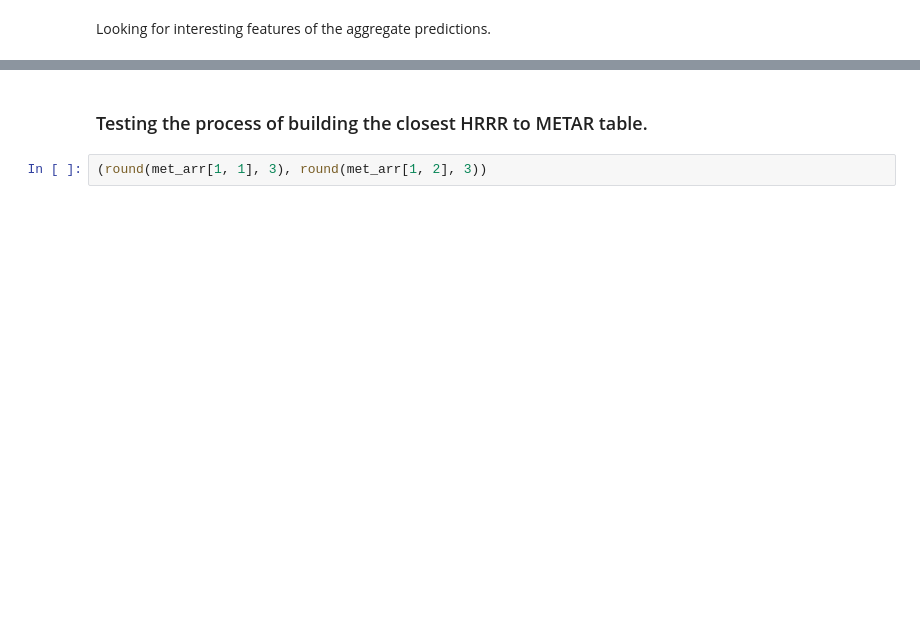
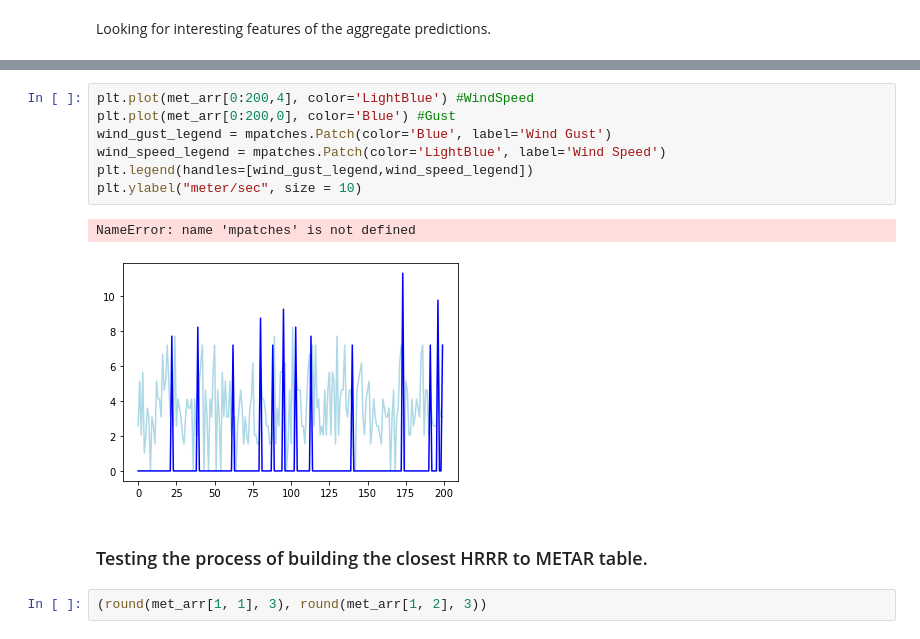
Before and after one commit to jesseturner/Wind-Gust-Predictions, a Jupyter notebook: HRRR_Performance_Evaluation.ipynb, the cells around one changed output, grey strips where cells are left out. Drawn from its saved outputs; the diff is of its cells as text; blank space fills up the shorter version.

```diff
--- a/HRRR_Performance_Evaluation.ipynb
+++ b/HRRR_Performance_Evaluation.ipynb
@@ -77,3 +106,13 @@ plt.ylim(0,1000000)
+# %%
+plt.plot(met_arr[0:200,4], color='LightBlue') #WindSpeed
+plt.plot(met_arr[0:200,0], color='Blue') #Gust
+wind_gust_legend = mpatches.Patch(color='Blue', label='Wind Gust')
+wind_speed_legend = mpatches.Patch(color='LightBlue', label='Wind Speed')
+plt.legend(handles=[wind_gust_legend,wind_speed_legend])
+plt.ylabel("meter/sec", size = 10)
+# %% [output]
+NameError: name 'mpatches' is not defined
+[figure, added]
 # %% [markdown]
 ### Testing the process of building the closest HRRR to METAR table.
 # %%
```
Also changed, not shown: parts of 16 cells of this notebook.
